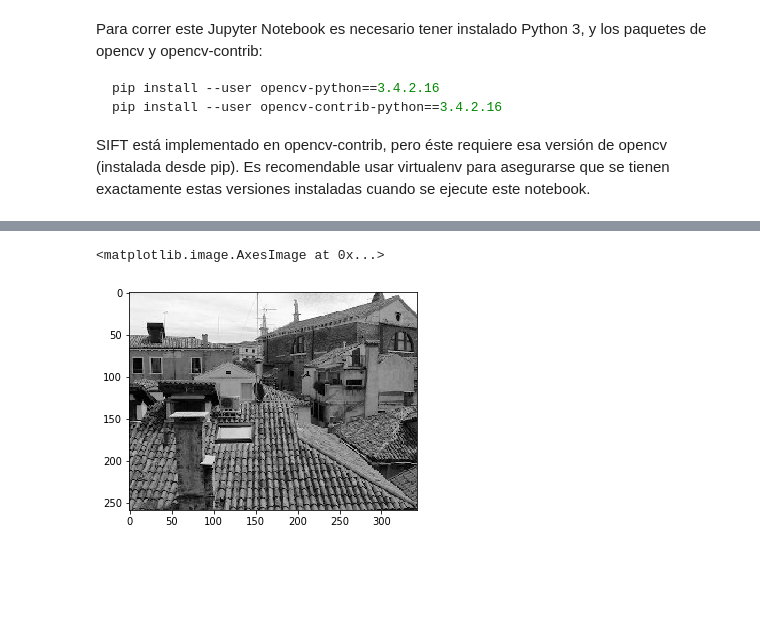
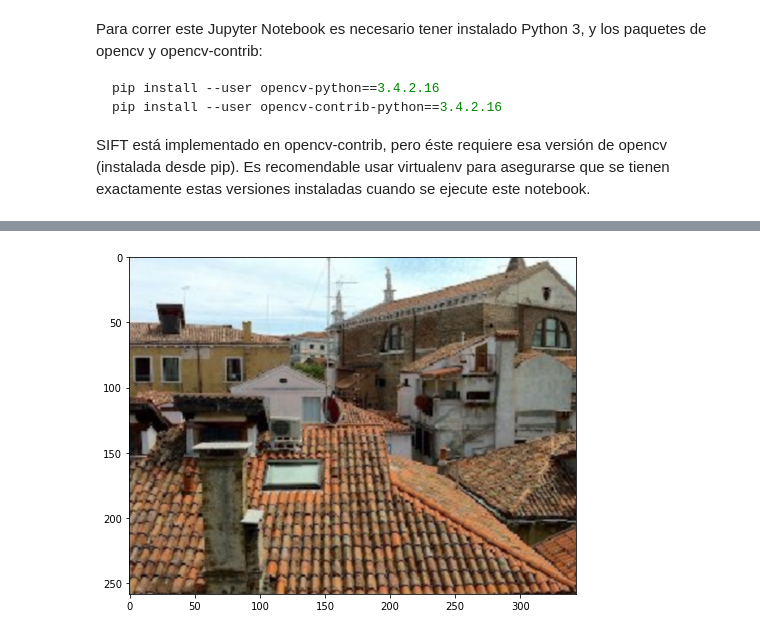
Before and after one commit to munshkr/vc-2018-2c, a Jupyter notebook: practicas/P7_SIFT.ipynb, the cells around one changed output, grey strips where cells are left out. Saved outputs shown, nothing was run; the diff lists cells and outputs as text; code cells hidden in the pictures; blank space fills up the shorter version.

```diff
--- a/practicas/P7_SIFT.ipynb
+++ b/practicas/P7_SIFT.ipynb
@@ -14,3 +14,14 @@ SIFT está implementado en opencv-contrib, pero éste requiere esa versión de o
 import cv2
 import numpy as np
 import matplotlib.pyplot as plt
+# %%
+def imshow(img, ax=None):
+    opts = dict(interpolation='bicubic')
+    # If image is grayscale, use proper color map
+    if len(img.shape) == 2 or img.shape[2] == 1:
+        opts['cmap'] = 'gray'
+    if ax:
+        ax.imshow(img, **opts)
+    else:
+        plt.figure(figsize=(8, 8))
+        plt.imshow(img, **opts)
@@ -17,3 +30,3 @@ import matplotlib.pyplot as plt
 # %%
 img = cv2.imread('img/macheo1.png')
-gray = cv2.cvtColor(img, cv2.COLOR_BGR2GRAY)
+img = cv2.cvtColor(img, cv2.COLOR_BGR2RGB)
@@ -25,5 +33,4 @@ plt.imshow(img)
-# %%
-plt.imshow(gray, cmap='gray')
-# %% [output]
-<matplotlib.image.AxesImage at 0x...>
-[figure, removed]
+# %%
+imshow(img)
+# %% [output]
+[figure, added]
```
Also changed, not shown: parts of 38 cells of this notebook.
